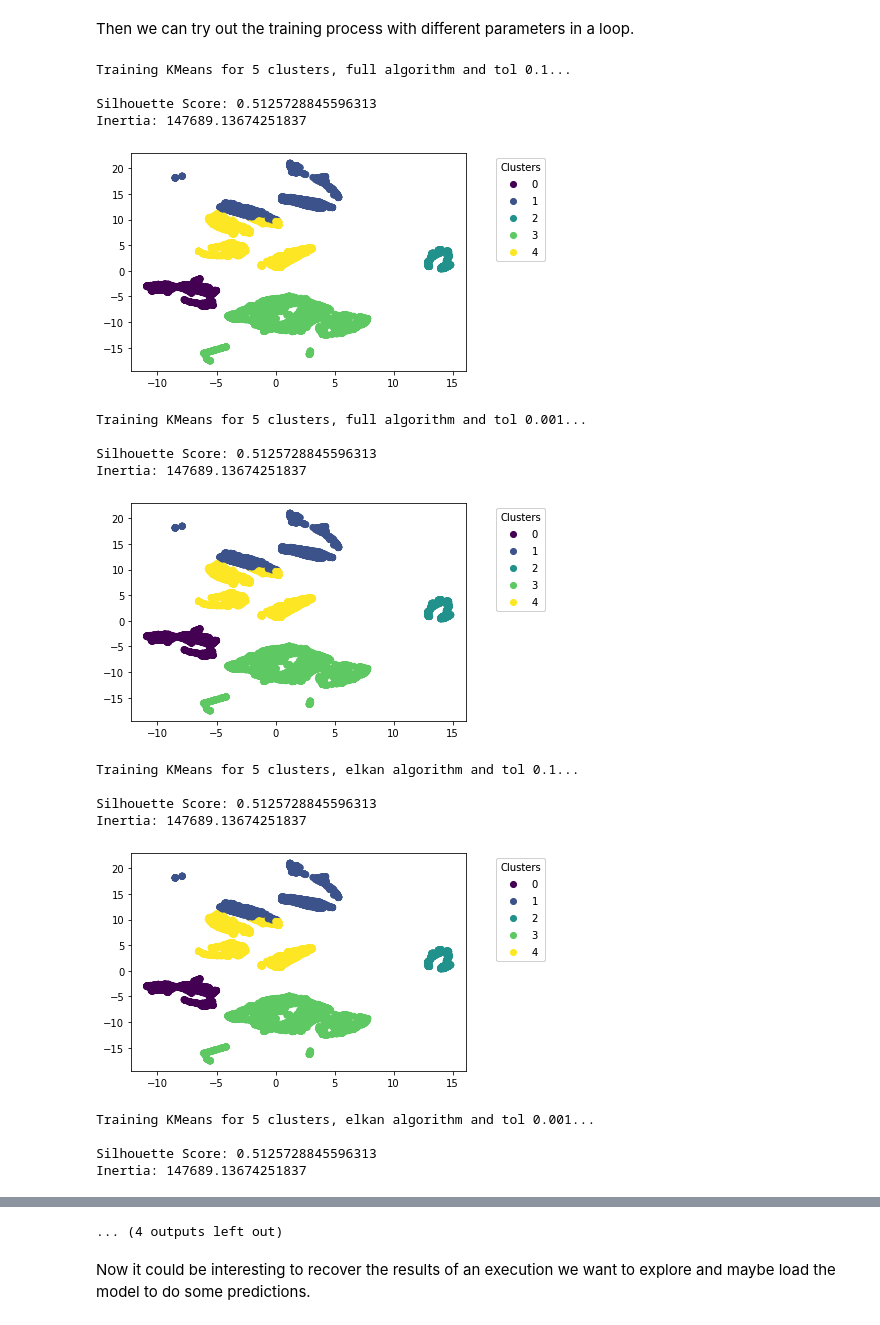
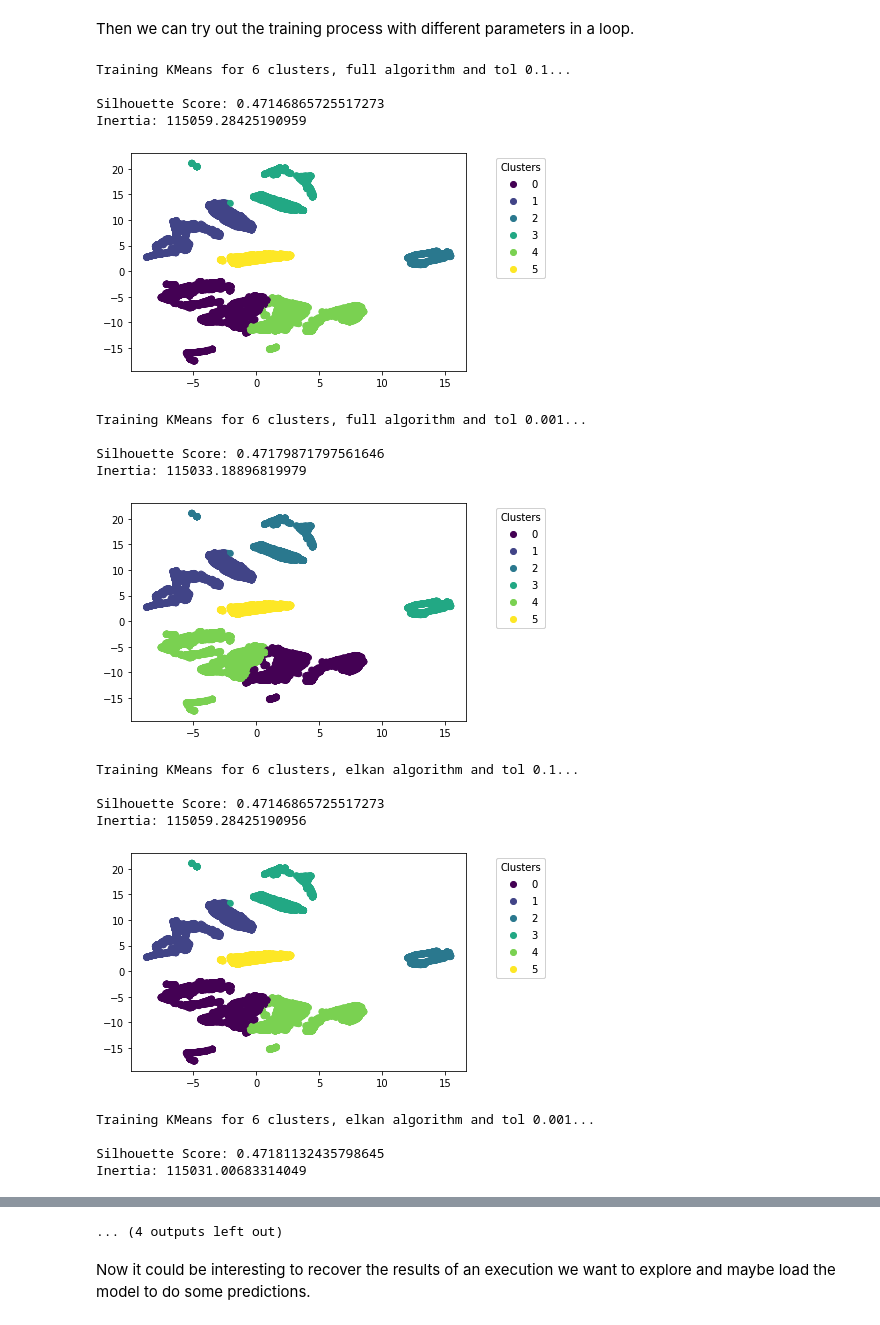
Before and after one commit to whiteboxml/teaching-ml-in-production, a Jupyter notebook: notebooks/mlflow_approach.ipynb, the cells around one changed output, grey strips where cells are left out. Drawn from its saved outputs; the diff is of its cells as text; code cells hidden in the pictures.

```diff
--- a/notebooks/mlflow_approach.ipynb
+++ b/notebooks/mlflow_approach.ipynb
@@ -71,7 +71,7 @@ fig, ax = plt.subplots()
 scatter = ax.scatter(x=df['x'],
                      y=df['y'],
                      c=clustering)
-legend = ax.legend(*scatter.legend_elements(num=n_clusters - 1),
+legend = ax.legend(*scatter.legend_elements(num=n_clusters),
                    title='Clusters',
                    loc='upper right',
                    bbox_to_anchor=(1.25,1.0))
@@ -105,7 +105,7 @@ from sklearn.metrics import silhouette_score
 
 %matplotlib inline
 # %%
-df = pd.read_parquet('../data/processed/embedding.parquet')
+df = pd.read_parquet('../output/processed/embedding.parquet')
 
 df.head()
 # %% [output]
@@ -134,7 +134,7 @@ import mlflow.sklearn
 with mlflow.start_run():
 
     # parameters for KMeans
-    n_clusters = 11
+    n_clusters = 12
     algorithm = 'elkan'
     tol=1e-3
 
@@ -159,7 +159,7 @@ with mlflow.start_run():
     scatter = ax.scatter(x=df['x'],
                          y=df['y'],
                          c=clustering)
-    legend = ax.legend(*scatter.legend_elements(num=n_clusters - 1),
+    legend = ax.legend(*scatter.legend_elements(num=n_clusters),
                        title='Clusters',
                        loc='upper right',
                        bbox_to_anchor=(1.25,1.0))
@@ -206,7 +206,7 @@ def train(n_clusters, algorithm, tol):
     # training
     kmeans_m = KMeans(n_clusters=n_clusters,
                       algorithm=algorithm,
-                      tol=1e-3,
+                      tol=tol,
                       random_state=42,
                       precompute_distances=True,
                       n_jobs=-1)
@@ -259,36 +259,36 @@ def train(n_clusters, algorithm, tol):
 Then we can try out the training process with different parameters in a loop.
 # %%
 # hyperparameter options
-n_clusters_list = [5, 11]
+n_clusters_list = [6, 12]
 algorithm_list = ['full', 'elkan']
 tol_list = [1e-1, 1e-3]
 
 for n_clusters in n_clusters_list:
     for algorithm in algorithm_list:
         for tol in tol_list:
             with mlflow.start_run():
                 logging_message = f"""
 Training KMeans for {n_clusters} clusters, {algorithm} algorithm and tol {tol}...
                 """
                 print(logging_message)
                 train(n_clusters, algorithm, tol)
 # %% [output]
-Training KMeans for 5 clusters, full algorithm and tol 0.1...
+Training KMeans for 6 clusters, full algorithm and tol 0.1...
 
-Silhouette Score: 0.5125728845596313
-Inertia: 147689.13674251837
+Silhouette Score: 0.47146865725517273
+Inertia: 115059.28425190959
-[figure, old version]
+[figure, new version]
-Training KMeans for 5 clusters, full algorithm and tol 0.001...
+Training KMeans for 6 clusters, full algorithm and tol 0.001...
 
-Silhouette Score: 0.5125728845596313
-Inertia: 147689.13674251837
+Silhouette Score: 0.47179871797561646
+Inertia: 115033.18896819979
-[figure, old version]
+[figure, new version]
-Training KMeans for 5 clusters, elkan algorithm and tol 0.1...
+Training KMeans for 6 clusters, elkan algorithm and tol 0.1...
 
-Silhouette Score: 0.5125728845596313
-Inertia: 147689.13674251837
+Silhouette Score: 0.47146865725517273
+Inertia: 115059.28425190956
-[figure, old version]
+[figure, new version]
-Training KMeans for 5 clusters, elkan algorithm and tol 0.001...
+Training KMeans for 6 clusters, elkan algorithm and tol 0.001...
 
-Silhouette Score: 0.5125728845596313
-Inertia: 147689.13674251837
+Silhouette Score: 0.47181132435798645
+Inertia: 115031.00683314049
```
Also changed, not shown: parts of 13 cells of this notebook, 1 other file.
